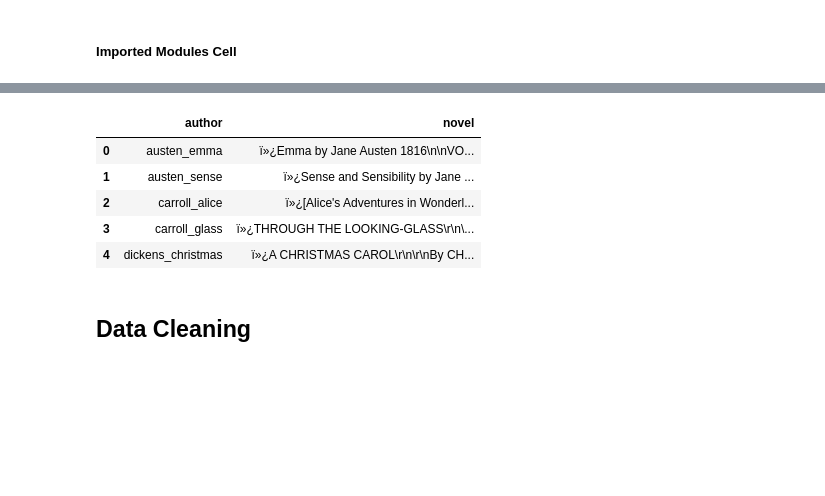
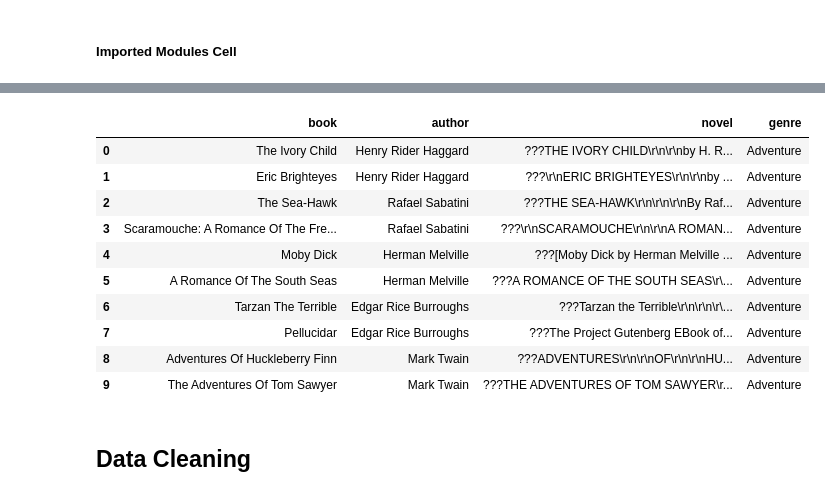
Before and after one commit to GenTaylor/UnsupervisedLearning, a Jupyter notebook: UnsupervisedLearningCapstone.ipynb, the cells around one changed output, grey strips where cells are left out. Cells and saved outputs as stored; diff of their text form; code cells hidden in the pictures; blank space fills up the shorter version.

```diff
--- a/UnsupervisedLearningCapstone.ipynb
+++ b/UnsupervisedLearningCapstone.ipynb
@@ -90,14 +139,38 @@ data = {'author' :[ 'austen_emma', 'austen_sense', 'carroll_alice', 'carroll_gla
+# %%
+#Load the data/novels/text
+
+data = {'book' :["The Ivory Child", "Eric Brighteyes",
+                 "The Sea-Hawk", "Scaramouche: A Romance Of The French Revolution",
+                 "Moby Dick", "A Romance Of The South Seas",
+                 "Tarzan The Terrible", "Pellucidar",
+                 "Adventures Of Huckleberry Finn", "The Adventures Of Tom Sawyer"],
+        'author' :['Henry Rider Haggard', 'Henry Rider Haggard',
+                   'Rafael Sabatini', 'Rafael Sabatini',
+                   'Herman Melville', 'Herman Melville',
+                   'Edgar Rice Burroughs', 'Edgar Rice Burroughs',
+                   'Mark Twain', 'Mark Twain'],
+       'novel':[ivory, bright, seahawk, scar, moby, southsea, tarzan, pell, huck, saw],
+       'genre' :['Adventure', 'Adventure',
+                 'Adventure', 'Adventure',
+                 'Adventure', 'Adventure',
+                 'Adventure', 'Adventure',
+                 'Adventure', 'Adventure']}
 # %%
 #place the data in a dataframe
-books = pd.DataFrame(data)
-books.head()
+books = pd.DataFrame(data, columns= ['book','author','novel','genre'])
+books.head(10)
 # %% [output]
-|  | author | novel |
-| 0 | austen_emma | ï»¿Emma by Jane Austen 1816\n\nVO... |
-| 1 | austen_sense | ï»¿Sense and Sensibility by Jane ... |
-| 2 | carroll_alice | ï»¿[Alice's Adventures in Wonderl... |
-| 3 | carroll_glass | ï»¿THROUGH THE LOOKING-GLASS\r\n\... |
-| 4 | dickens_christmas | ï»¿A CHRISTMAS CAROL\r\n\r\nBy CH... |
+|  | book | author | novel | genre |
+| 0 | The Ivory Child | Henry Rider Haggard | ???THE IVORY CHILD\r\n\r\nby H. R... | Adventure |
+| 1 | Eric Brighteyes | Henry Rider Haggard | ???\r\nERIC BRIGHTEYES\r\n\r\nby ... | Adventure |
+| 2 | The Sea-Hawk | Rafael Sabatini | ???THE SEA-HAWK\r\n\r\n\r\nBy Raf... | Adventure |
+| 3 | Scaramouche: A Romance Of The Fre... | Rafael Sabatini | ???\r\nSCARAMOUCHE\r\n\r\nA ROMAN... | Adventure |
+| 4 | Moby Dick | Herman Melville | ???[Moby Dick by Herman Melville ... | Adventure |
+| 5 | A Romance Of The South Seas | Herman Melville | ???A ROMANCE OF THE SOUTH SEAS\r\... | Adventure |
+| 6 | Tarzan The Terrible | Edgar Rice Burroughs | ???Tarzan the Terrible\r\n\r\n\r\... | Adventure |
+| 7 | Pellucidar | Edgar Rice Burroughs | ???The Project Gutenberg EBook of... | Adventure |
+| 8 | Adventures Of Huckleberry Finn | Mark Twain | ???ADVENTURES\r\n\r\nOF\r\n\r\nHU... | Adventure |
+| 9 | The Adventures Of Tom Sawyer | Mark Twain | ???THE ADVENTURES OF TOM SAWYER\r... | Adventure |
 # %% [markdown]
 ## Data Cleaning
 # %%
```
Also changed, not shown: parts of 59 cells of this notebook.
